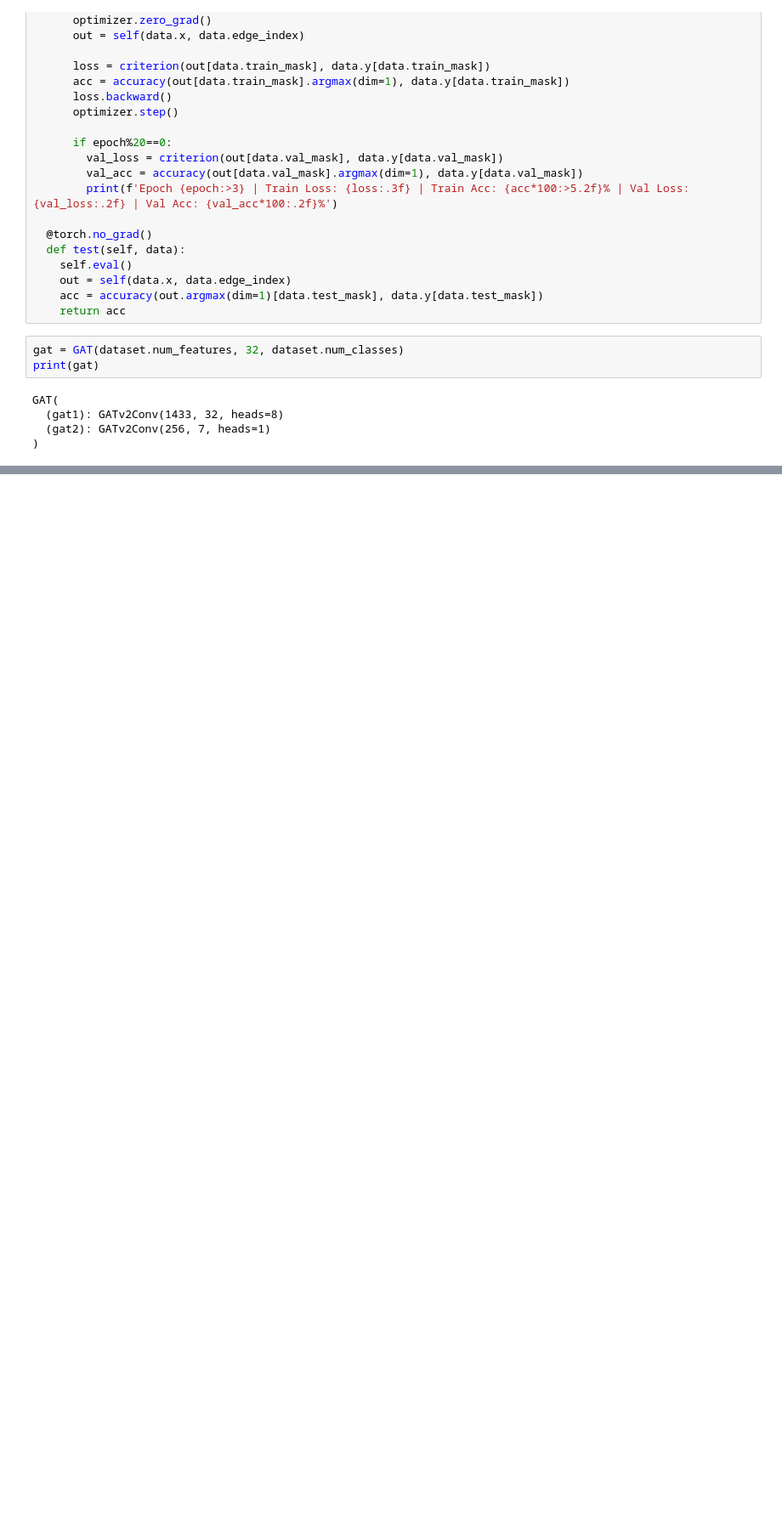
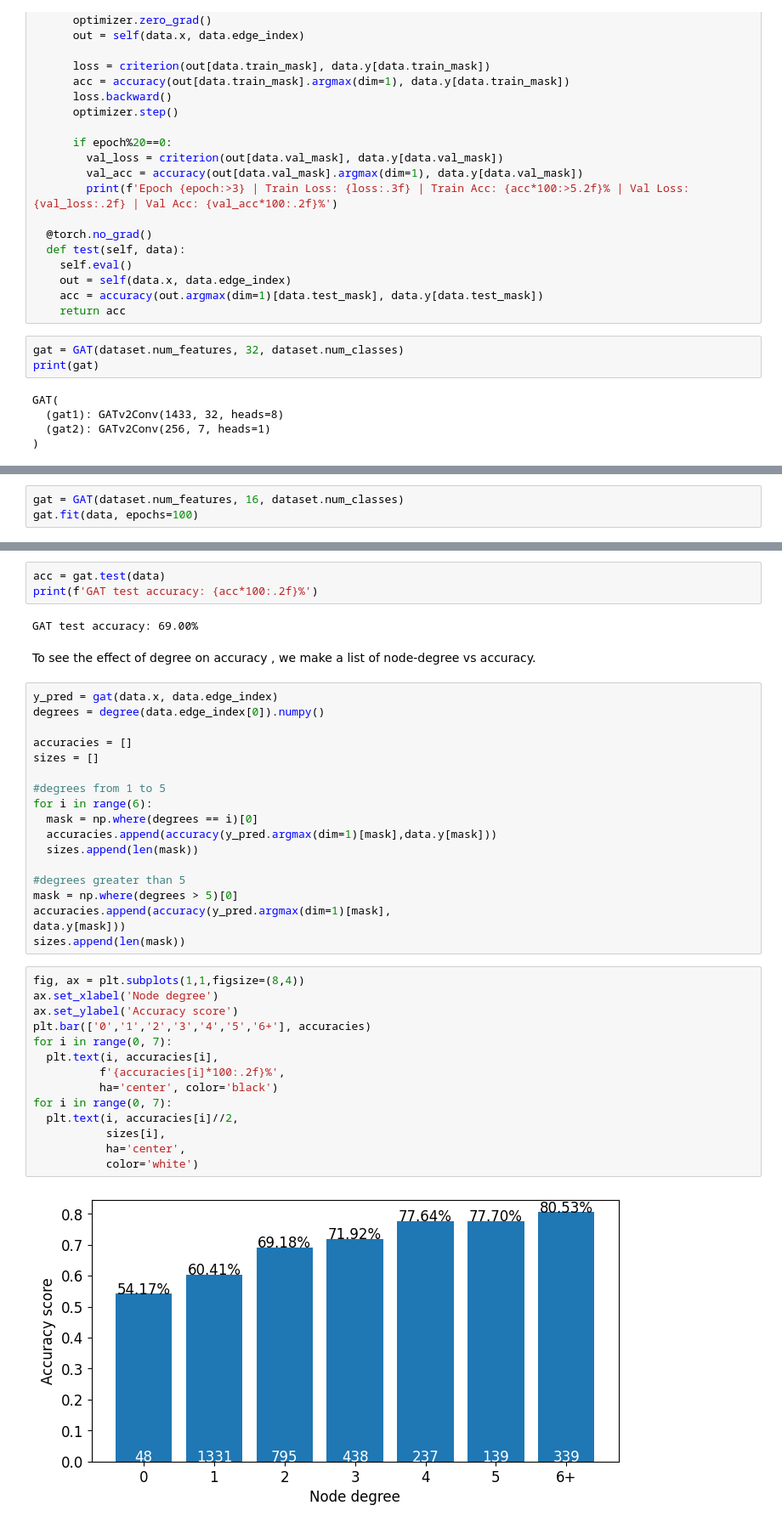
Before and after one commit to Arindam75/graph_networks, a Jupyter notebook: 06_graph_attention.ipynb, the cells around one changed output, grey strips where cells are left out. Shown at 85% size. Saved outputs shown, nothing was run; the diff lists cells and outputs as text; blank space fills up the shorter version.

```diff
--- a/06_graph_attention.ipynb
+++ b/06_graph_attention.ipynb
@@ -118,0 +143,3 @@ GAT test accuracy: 79.50%
+# %%
+gat = GAT(dataset.num_features, 16, dataset.num_classes)
+gat.fit(data, epochs=100)
@@ -118,0 +152,41 @@ GAT test accuracy: 79.50%
+# %%
+acc = gat.test(data)
+print(f'GAT test accuracy: {acc*100:.2f}%')
+# %% [output]
+GAT test accuracy: 69.00%
+# %% [markdown]
+To see the effect of degree on accuracy , we make a list of node-degree vs accuracy.
+# %%
+y_pred = gat(data.x, data.edge_index)
+degrees = degree(data.edge_index[0]).numpy()
+
+accuracies = []
+sizes = []
+
+#degrees from 1 to 5
+for i in range(6):
+  mask = np.where(degrees == i)[0]
+  accuracies.append(accuracy(y_pred.argmax(dim=1)[mask],data.y[mask]))
+  sizes.append(len(mask))
+
+#degrees greater than 5
+mask = np.where(degrees > 5)[0]
+accuracies.append(accuracy(y_pred.argmax(dim=1)[mask],
+data.y[mask]))
+sizes.append(len(mask))
+# %%
+fig, ax = plt.subplots(1,1,figsize=(8,4))
+ax.set_xlabel('Node degree')
+ax.set_ylabel('Accuracy score')
+plt.bar(['0','1','2','3','4','5','6+'], accuracies)
+for i in range(0, 7):
+  plt.text(i, accuracies[i],
+          f'{accuracies[i]*100:.2f}%',
+          ha='center', color='black')
+for i in range(0, 7):
+  plt.text(i, accuracies[i]//2,
+           sizes[i],
+           ha='center',
+           color='white')
+# %% [output]
+[figure, added]
```
Also changed, not shown: parts of 13 cells of this notebook.
